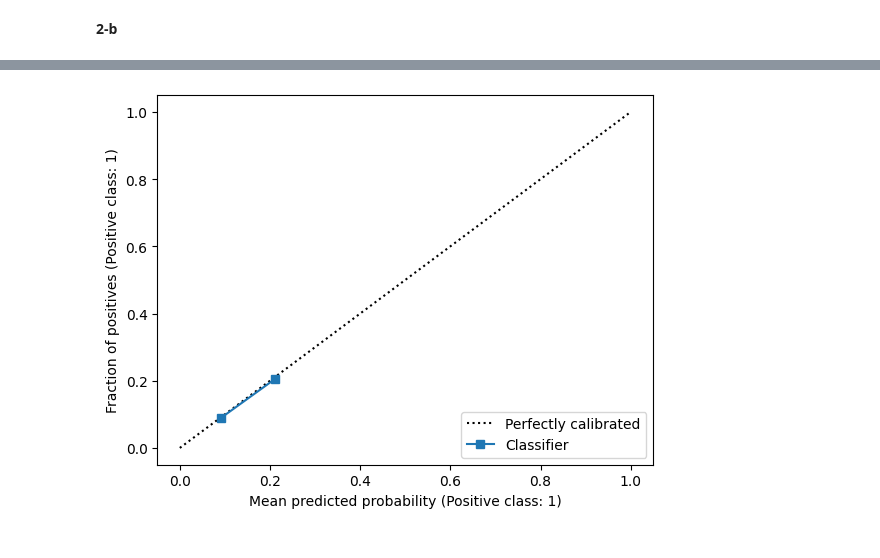
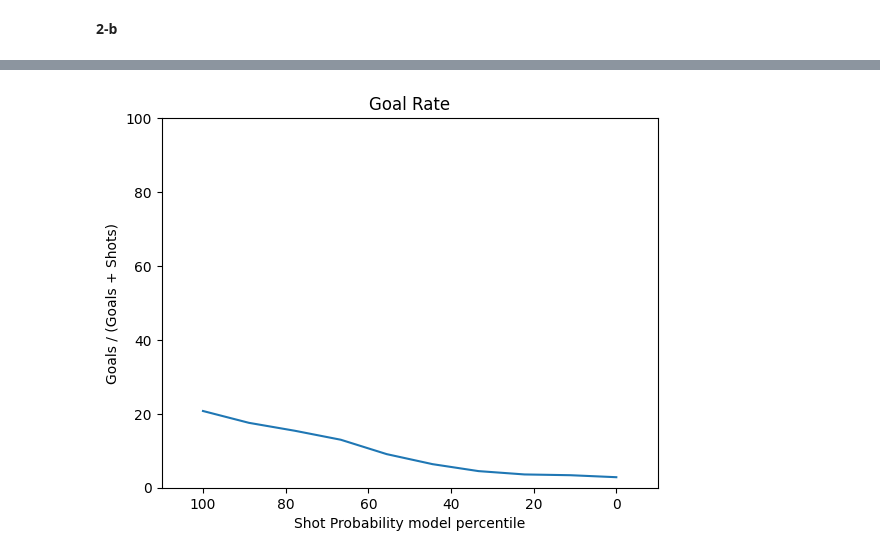
Before and after one commit to MkYacine/IFT6758-Projet, a Jupyter notebook: notebooks/modele_base.ipynb, the cells around one changed output, grey strips where cells are left out. Saved outputs shown, nothing was run; the diff lists cells and outputs as text; code cells hidden in the pictures.

```diff
--- a/notebooks/modele_base.ipynb
+++ b/notebooks/modele_base.ipynb
@@ -87,0 +106,29 @@ Les problèmes possibles sont :
+# %%
+def plot_goal_rate(model, X_val, y_val):
+
+    y_pred_proba = model.predict_proba(X_val)
+    proba_but = y_pred_proba[:, 1]
+
+    percentiles = np.linspace(0, 100, 10)
+    percentile_but = np.percentile(proba_but, np.linspace(0, 100, 11))
+    taux_buts = []
+
+    for i in range(len(percentiles)):
+
+        percentile_inf = percentile_but[i]
+        percentile_sup = percentile_but[i + 1]
+
+        indices = np.where((proba_but >= percentile_inf) & (proba_but <= percentile_sup))
+
+        goals_in_percentile = np.sum(y_val[indices])
+        total_shots_percentile = y_val[indices].shape[0]
+        taux_buts.append((goals_in_percentile / total_shots_percentile) * 100)
+
+
+    plt.plot(np.linspace(0, 100, 10), taux_buts)
+    plt.ylim(0, 100)
+    plt.xlim(110, -10)
+    plt.xlabel('Shot Probability model percentile')
+    plt.ylabel('Goals / (Goals + Shots)')
+    plt.title('Goal Rate')
+    plt.show()
@@ -178,5 +183,4 @@ from sklearn.calibration import CalibrationDisplay
-# %%
-disp = CalibrationDisplay.from_predictions(y_val, proba_but)
-plt.show()
-# %% [output]
-[figure, removed]
+# %%
+plot_goal_rate(modele_base, X_val, y_val)
+# %% [output]
+[figure, added]
```
Also changed, not shown: parts of 17 cells of this notebook.
